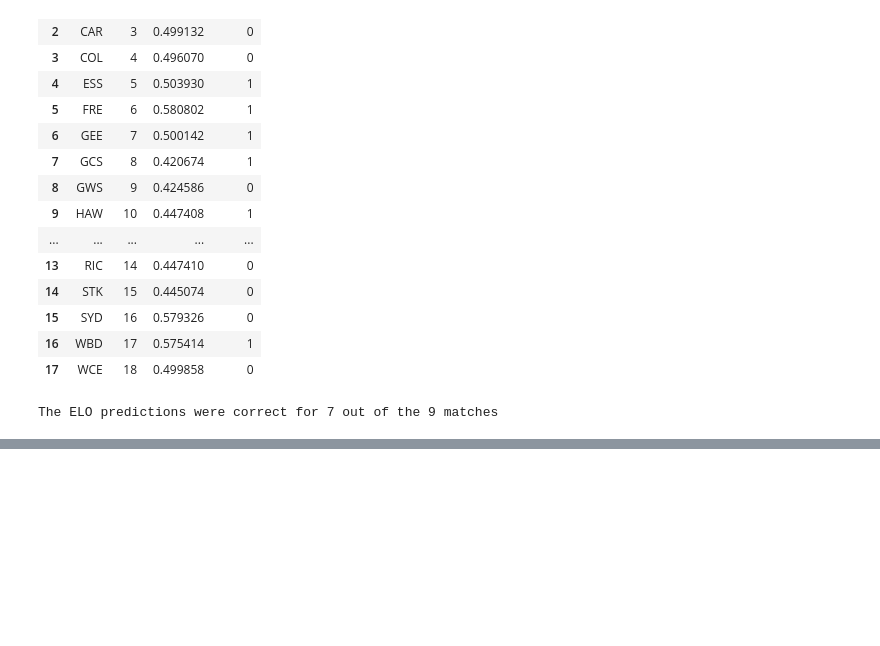
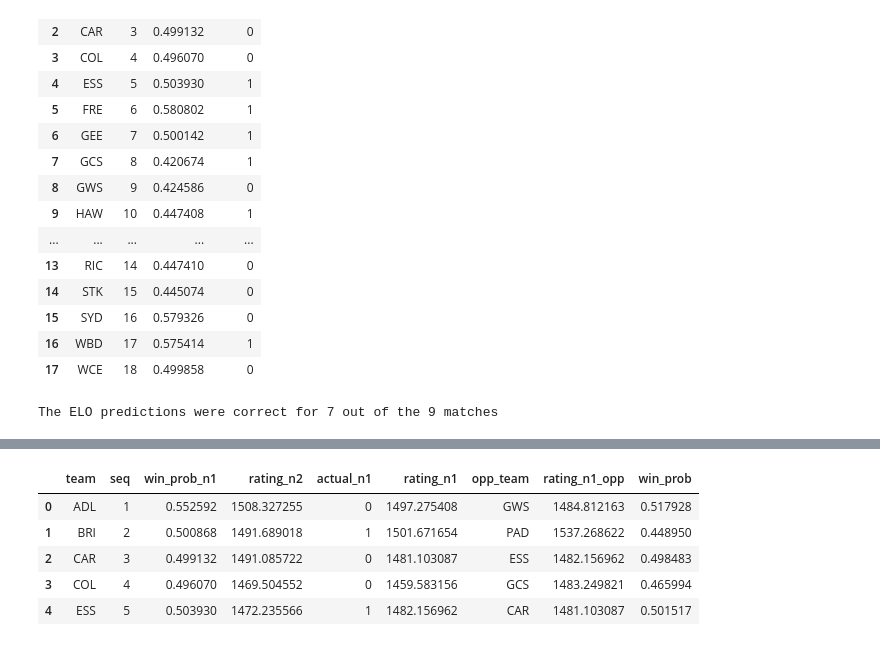
Before and after one commit to stevegabriel1/afl_elo_ratings, a Jupyter notebook: basic_version.ipynb, the cells around one changed output, grey strips where cells are left out. Cells and saved outputs as stored; diff of their text form; code cells hidden in the pictures; blank space fills up the shorter version.

```diff
--- a/basic_version.ipynb
+++ b/basic_version.ipynb
@@ -953,0 +1013,11 @@ The ELO predictions were correct for 7 out of the 9 matches
+# %%
+## Now the formula for win probability can be applied row by row:
+joined['win_prob'] = 1/(1 + (10**((joined['rating_n1_opp'] - joined['rating_n1'])/400)))
+joined.head()
+# %% [output]
+|  | team | seq | win_prob_n1 | rating_n2 | actual_n1 | rating_n1 | opp_team | rating_n1_opp | win_prob |
+| 0 | ADL | 1 | 0.552592 | 1508.327255 | 0 | 1497.275408 | GWS | 1484.812163 | 0.517928 |
+| 1 | BRI | 2 | 0.500868 | 1491.689018 | 1 | 1501.671654 | PAD | 1537.268622 | 0.448950 |
+| 2 | CAR | 3 | 0.499132 | 1491.085722 | 0 | 1481.103087 | ESS | 1482.156962 | 0.498483 |
+| 3 | COL | 4 | 0.496070 | 1469.504552 | 0 | 1459.583156 | GCS | 1483.249821 | 0.465994 |
+| 4 | ESS | 5 | 0.503930 | 1472.235566 | 1 | 1482.156962 | CAR | 1481.103087 | 0.501517 |
```
Also changed, not shown: parts of 10 cells of this notebook.
